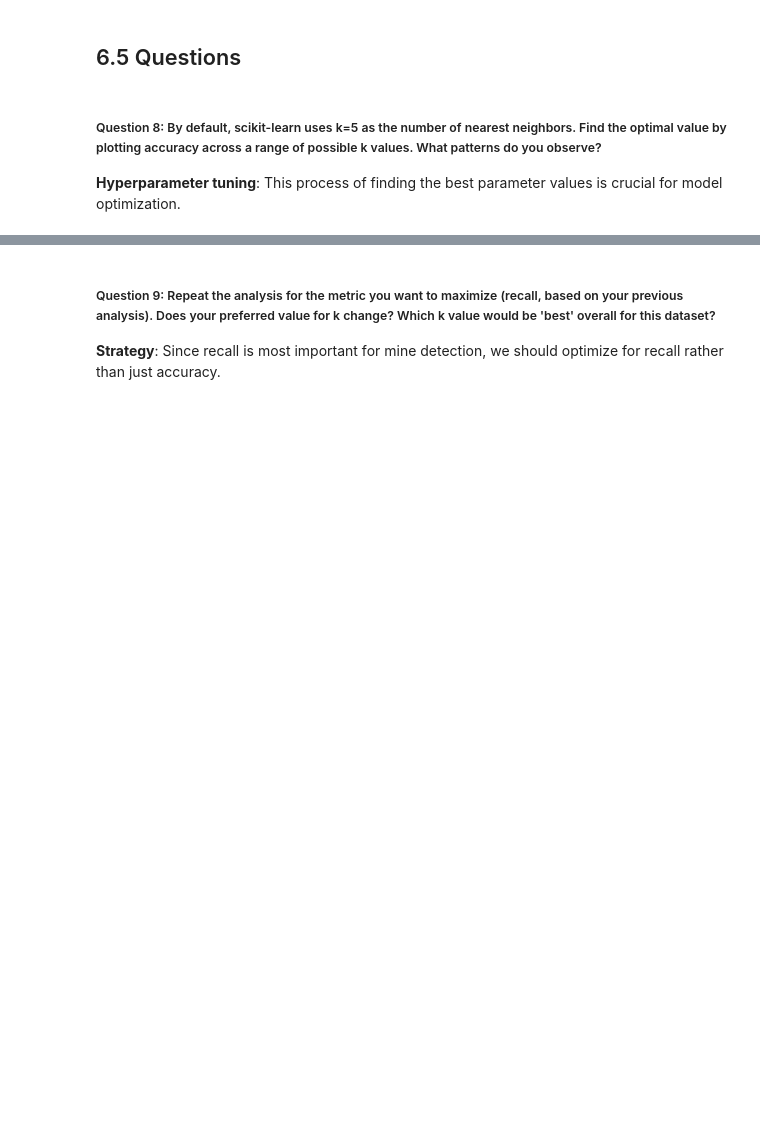
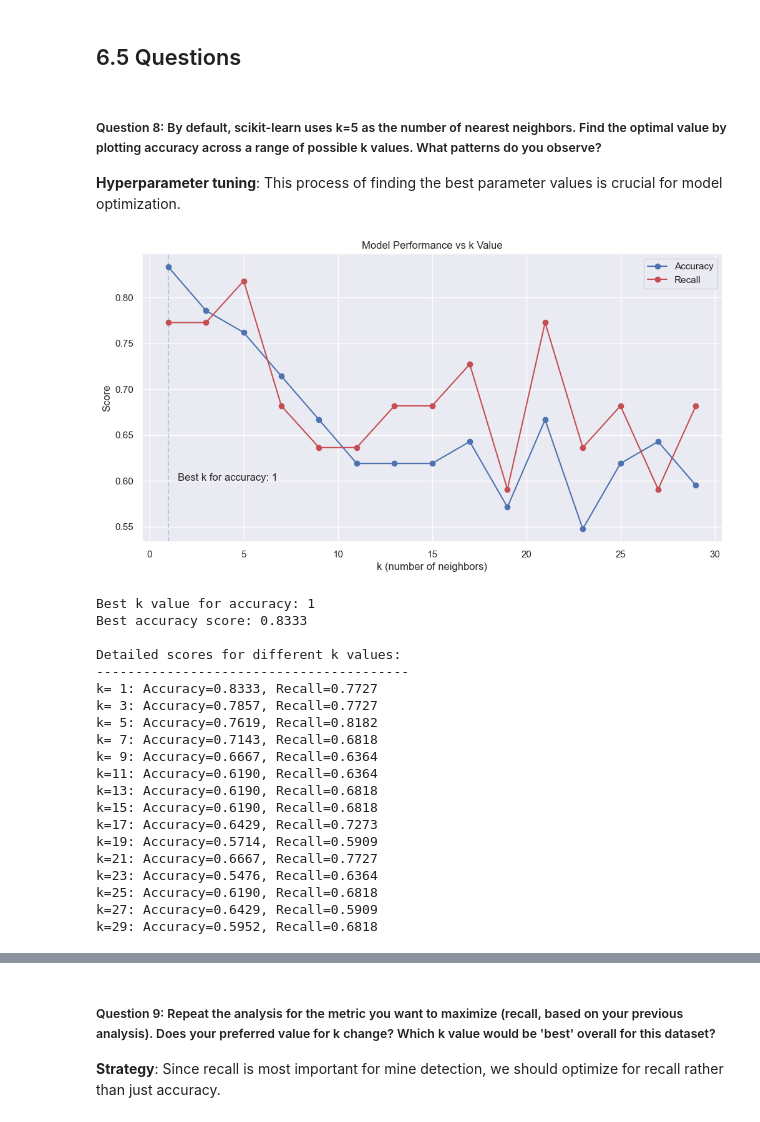
Before and after one commit to massirr/data-science-fundamentals, a Jupyter notebook: 6 - KNN/DSF 06 - knn Exercise.ipynb, the cells around one changed output, grey strips where cells are left out. Cells and saved outputs as stored; diff of their text form; code cells hidden in the pictures; blank space fills up the shorter version.

```diff
--- a/6 - KNN/DSF 06 - knn Exercise.ipynb
+++ b/6 - KNN/DSF 06 - knn Exercise.ipynb
@@ -154,8 +538,73 @@ Real-world implications: *Your explanation of consequences here*
 
 **Hyperparameter tuning**: This process of finding the best parameter values is crucial for model optimization.
 # %%
-# Test different k values and plot accuracy
-# Your code here
+# Test a range of k values
+k_values = range(1, 31, 2)  # Test odd numbers from 1 to 30
+accuracy_scores = []
+recall_scores = []  # We'll collect recall too since it's important
+
+# Test each k value
+for k in k_values:
+    # Create and train model
+    knn = KNeighborsClassifier(n_neighbors=k)
+    knn.fit(X_train, y_train)
+
+    # Make predictions
+    y_pred = knn.predict(X_test)
+
+    # Calculate metrics
+    accuracy_scores.append(accuracy_score(y_test, y_pred))
+    recall_scores.append(recall_score(y_test, y_pred, pos_label='M'))
+
+# Create plot
+plt.figure(figsize=(12, 6))
+
+# Plot both metrics
+plt.plot(k_values, accuracy_scores, 'bo-', label='Accuracy')
+plt.plot(k_values, recall_scores, 'ro-', label='Recall')
+
+# Add labels and title
+plt.xlabel('k (number of neighbors)')
+plt.ylabel('Score')
+plt.title('Model Performance vs k Value')
+plt.grid(True)
+plt.legend()
+
+# Find and mark the best k value for accuracy
+best_k_accuracy = k_values[accuracy_scores.index(max(accuracy_scores))]
+plt.axvline(x=best_k_accuracy, color='b', linestyle='--', alpha=0.3)
+plt.text(best_k_accuracy+0.5, 0.6, f'Best k for accuracy: {best_k_accuracy}')
+plt.show()
+
+# Print detailed results
+print("Best k value for accuracy:", best_k_accuracy)
+print(f"Best accuracy score: {max(accuracy_scores):.4f}")
+print("\nDetailed scores for different k values:")
+print("-" * 40)
+for k, acc, rec in zip(k_values, accuracy_scores, recall_scores):
+    print(f"k={k:2d}: Accuracy={acc:.4f}, Recall={rec:.4f}")
+# %% [output]
+[figure, added]
+Best k value for accuracy: 1
+Best accuracy score: 0.8333
+
+Detailed scores for different k values:
+----------------------------------------
+k= 1: Accuracy=0.8333, Recall=0.7727
+k= 3: Accuracy=0.7857, Recall=0.7727
+k= 5: Accuracy=0.7619, Recall=0.8182
+k= 7: Accuracy=0.7143, Recall=0.6818
+k= 9: Accuracy=0.6667, Recall=0.6364
+k=11: Accuracy=0.6190, Recall=0.6364
+k=13: Accuracy=0.6190, Recall=0.6818
+k=15: Accuracy=0.6190, Recall=0.6818
+k=17: Accuracy=0.6429, Recall=0.7273
+k=19: Accuracy=0.5714, Recall=0.5909
+k=21: Accuracy=0.6667, Recall=0.7727
+k=23: Accuracy=0.5476, Recall=0.6364
+k=25: Accuracy=0.6190, Recall=0.6818
+k=27: Accuracy=0.6429, Recall=0.5909
+k=29: Accuracy=0.5952, Recall=0.6818
 # %% [markdown]
 **Your observations:**
 
```
Also changed, not shown: parts of 27 cells of this notebook, 1 other file.
